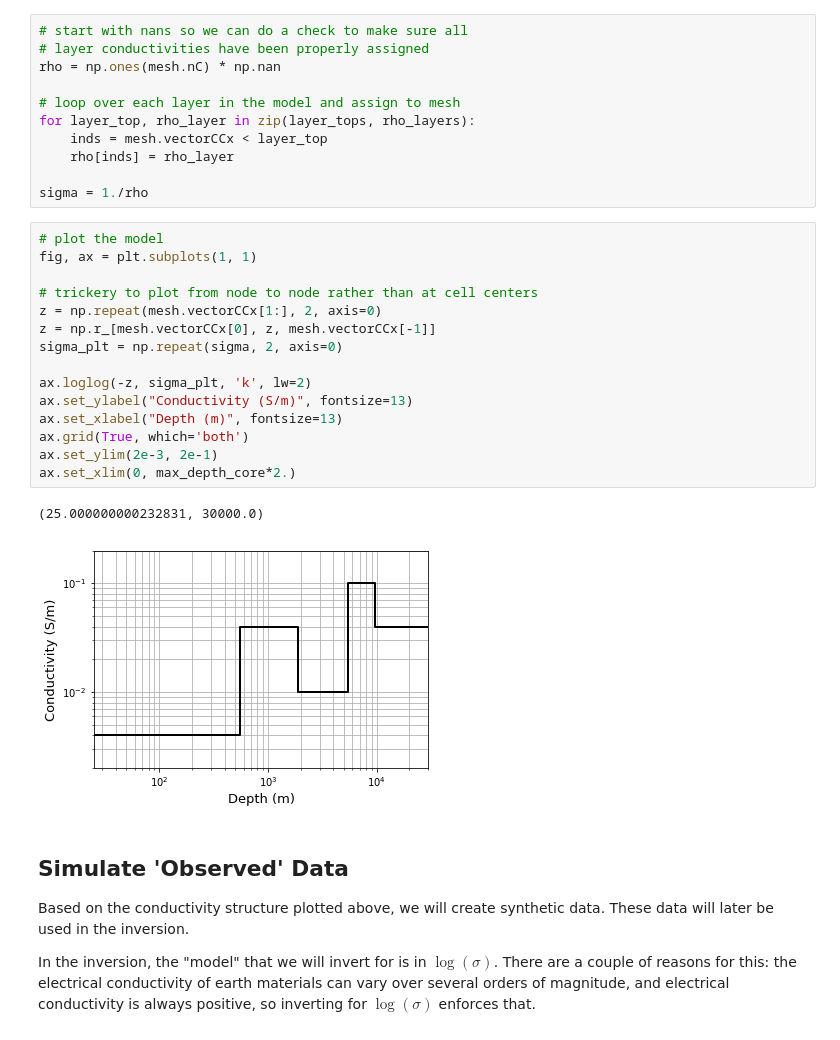
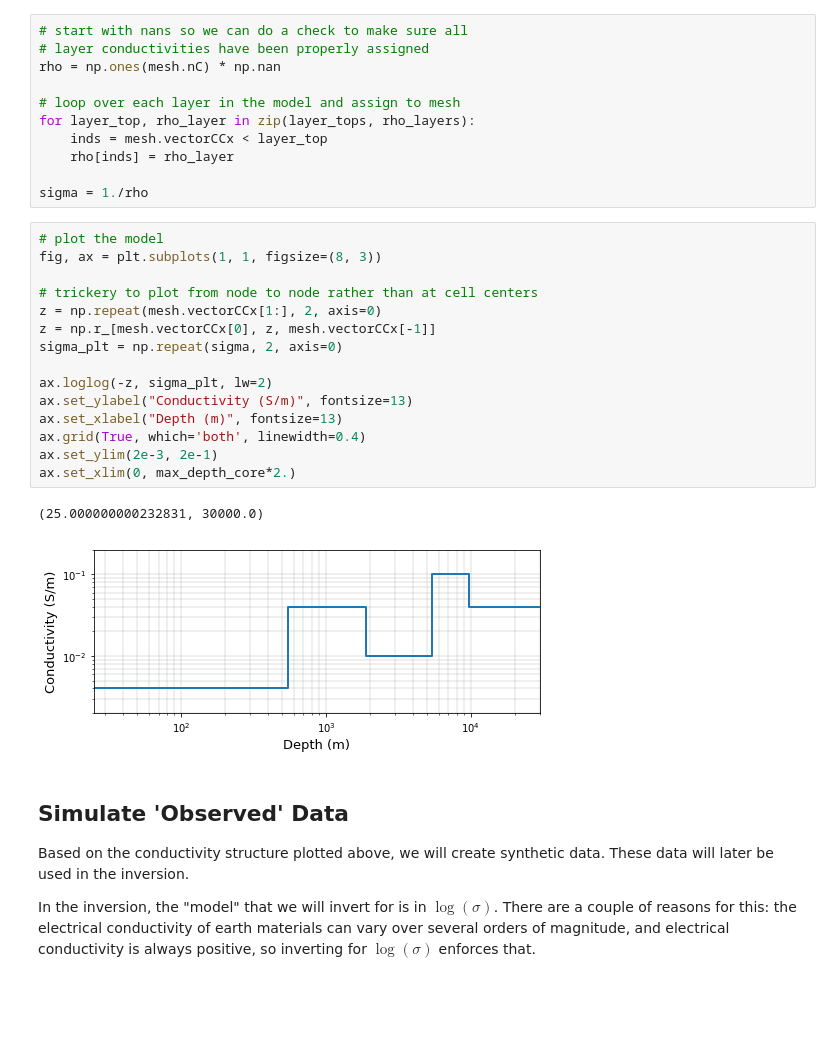
Before and after one commit to simpeg/tle-magnetotelluric_inversion, a Jupyter notebook: 3_MT1D_5layer_inversion.ipynb, the cells around one changed output. Cells and saved outputs as stored; diff of their text form; blank space fills up the shorter version.

```diff
--- a/3_MT1D_5layer_inversion.ipynb
+++ b/3_MT1D_5layer_inversion.ipynb
@@ -200,22 +200,22 @@ for layer_top, rho_layer in zip(layer_tops, rho_layers):
 sigma = 1./rho
 # %%
 # plot the model
-fig, ax = plt.subplots(1, 1)
+fig, ax = plt.subplots(1, 1, figsize=(8, 3))
 
 # trickery to plot from node to node rather than at cell centers
 z = np.repeat(mesh.vectorCCx[1:], 2, axis=0)
 z = np.r_[mesh.vectorCCx[0], z, mesh.vectorCCx[-1]]
 sigma_plt = np.repeat(sigma, 2, axis=0)
 
-ax.loglog(-z, sigma_plt, 'k', lw=2)
+ax.loglog(-z, sigma_plt, lw=2)
 ax.set_ylabel("Conductivity (S/m)", fontsize=13)
 ax.set_xlabel("Depth (m)", fontsize=13)
-ax.grid(True, which='both')
+ax.grid(True, which='both', linewidth=0.4)
 ax.set_ylim(2e-3, 2e-1)
 ax.set_xlim(0, max_depth_core*2.)
 # %% [output]
 (25.000000000232831, 30000.0)
-[figure, old version]
+[figure, new version]
 # %% [markdown]
 ## Simulate 'Observed' Data
 
```
Also changed, not shown: parts of 4 cells of this notebook, 17 other files.
